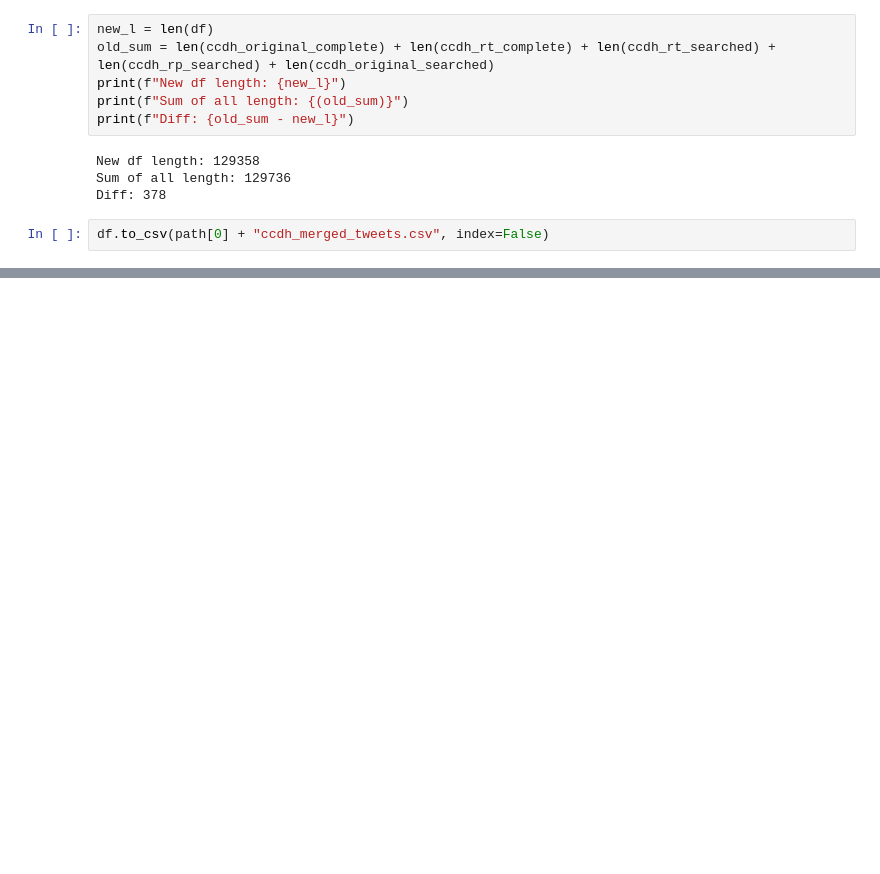
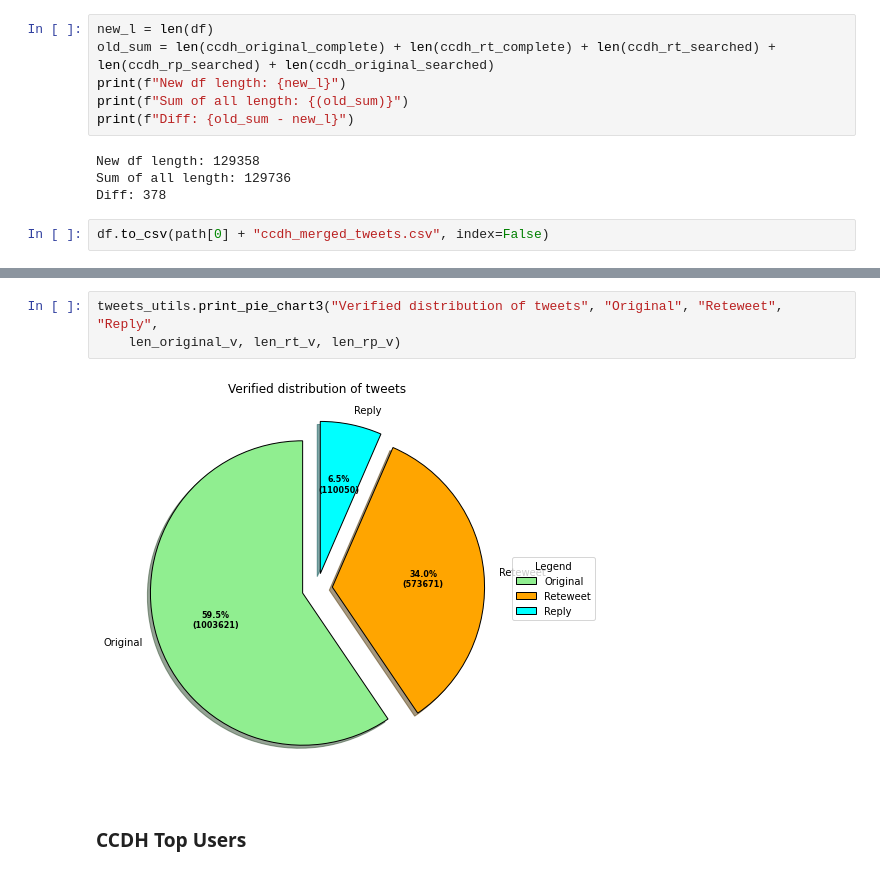
Before and after one commit to gi-ux/BachelorProject, a Jupyter notebook: notebook/Verified_Disinform.ipynb, the cells around one changed output, grey strips where cells are left out. Drawn from its saved outputs; the diff is of its cells as text; blank space fills up the shorter version.

```diff
--- a/notebook/Verified_Disinform.ipynb
+++ b/notebook/Verified_Disinform.ipynb
@@ -316,0 +213,7 @@ df.to_csv(path[0] + "ccdh_merged_tweets.csv", index=False)
+# %%
+tweets_utils.print_pie_chart3("Verified distribution of tweets", "Original", "Reteweet", "Reply",
+    len_original_v, len_rt_v, len_rp_v)
+# %% [output]
+[figure, added]
+# %% [markdown]
+### CCDH Top Users
```
Also changed, not shown: parts of 35 cells of this notebook, 1 other file.
